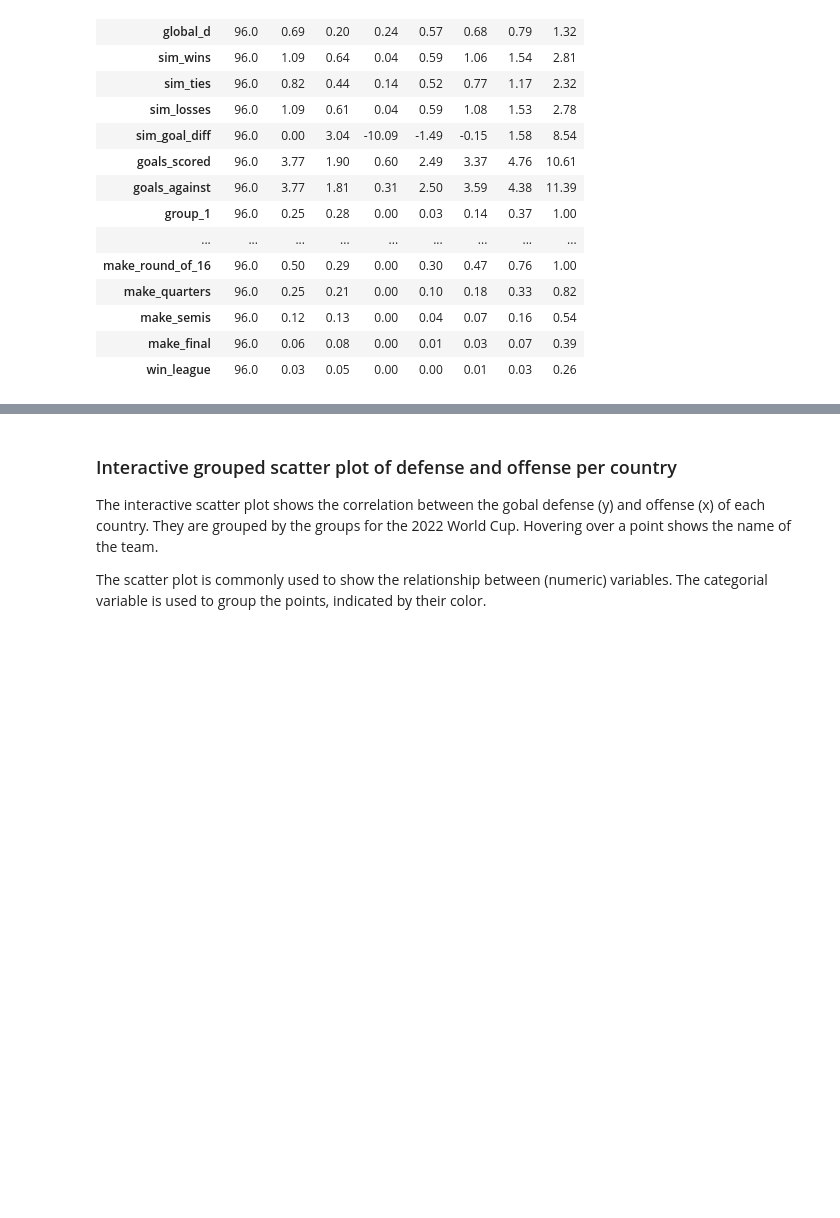
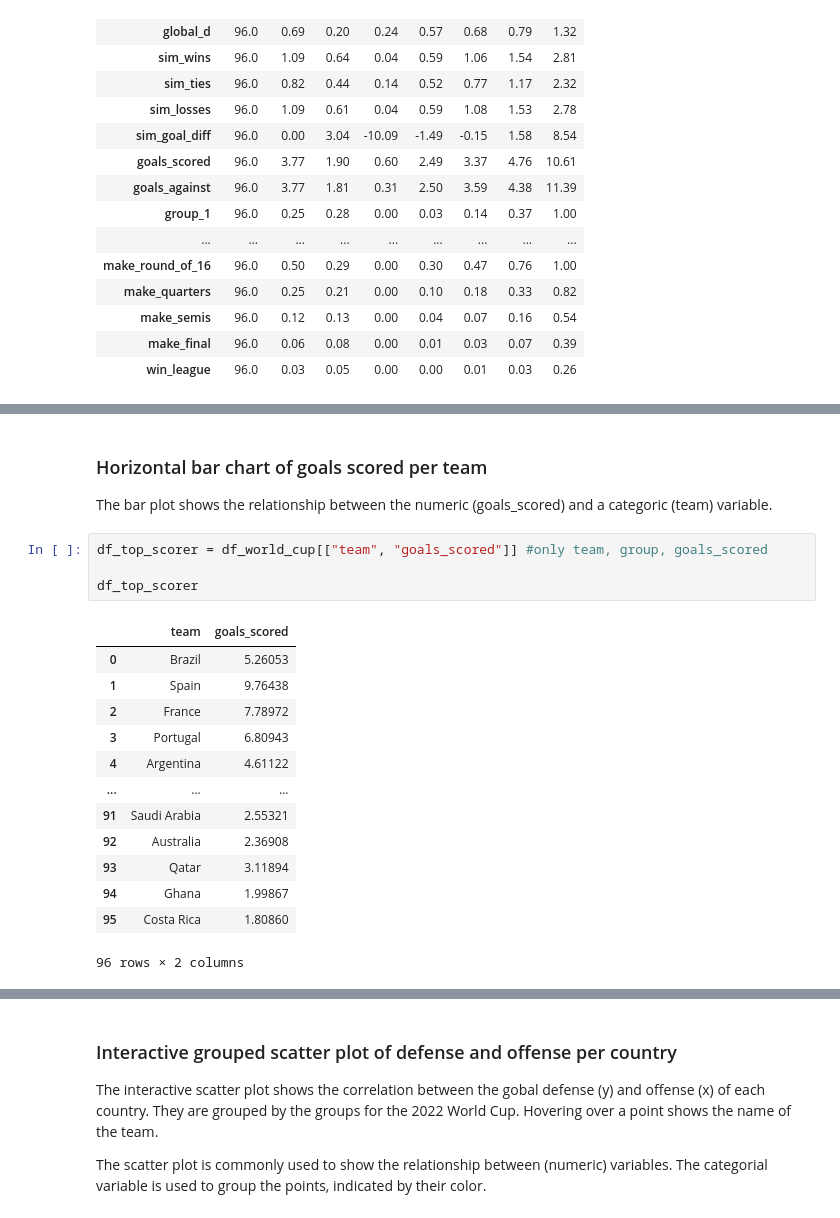
Before and after one commit to Philipp-Bauer/homework-1, a Jupyter notebook: notebooks/04-data-exploration.ipynb, the cells around one changed output, grey strips where cells are left out. Drawn from its saved outputs; the diff is of its cells as text; blank space fills up the shorter version.

Commit message:
Adapted bar chart
add horizontal bar chart of goals_scored per teams

```diff
--- a/notebooks/04-data-exploration.ipynb
+++ b/notebooks/04-data-exploration.ipynb
@@ -177,0 +129,22 @@ alt.Chart(source, title="Top goals scorer").mark_bar().encode(
+# %% [markdown]
+### Horizontal bar chart of goals scored per team
+
+The bar plot shows the relationship between the numeric (goals_scored) and a categoric (team) variable.
+# %%
+df_top_scorer = df_world_cup[["team", "goals_scored"]] #only team, group, goals_scored
+
+df_top_scorer
+# %% [output]
+|  | team | goals_scored |
+| 0 | Brazil | 5.26053 |
+| 1 | Spain | 9.76438 |
+| 2 | France | 7.78972 |
+| 3 | Portugal | 6.80943 |
+| 4 | Argentina | 4.61122 |
+| ... | ... | ... |
+| 91 | Saudi Arabia | 2.55321 |
+| 92 | Australia | 2.36908 |
+| 93 | Qatar | 3.11894 |
+| 94 | Ghana | 1.99867 |
+| 95 | Costa Rica | 1.80860 |
+96 rows × 2 columns
```
Also changed, not shown: parts of 7 cells of this notebook.
